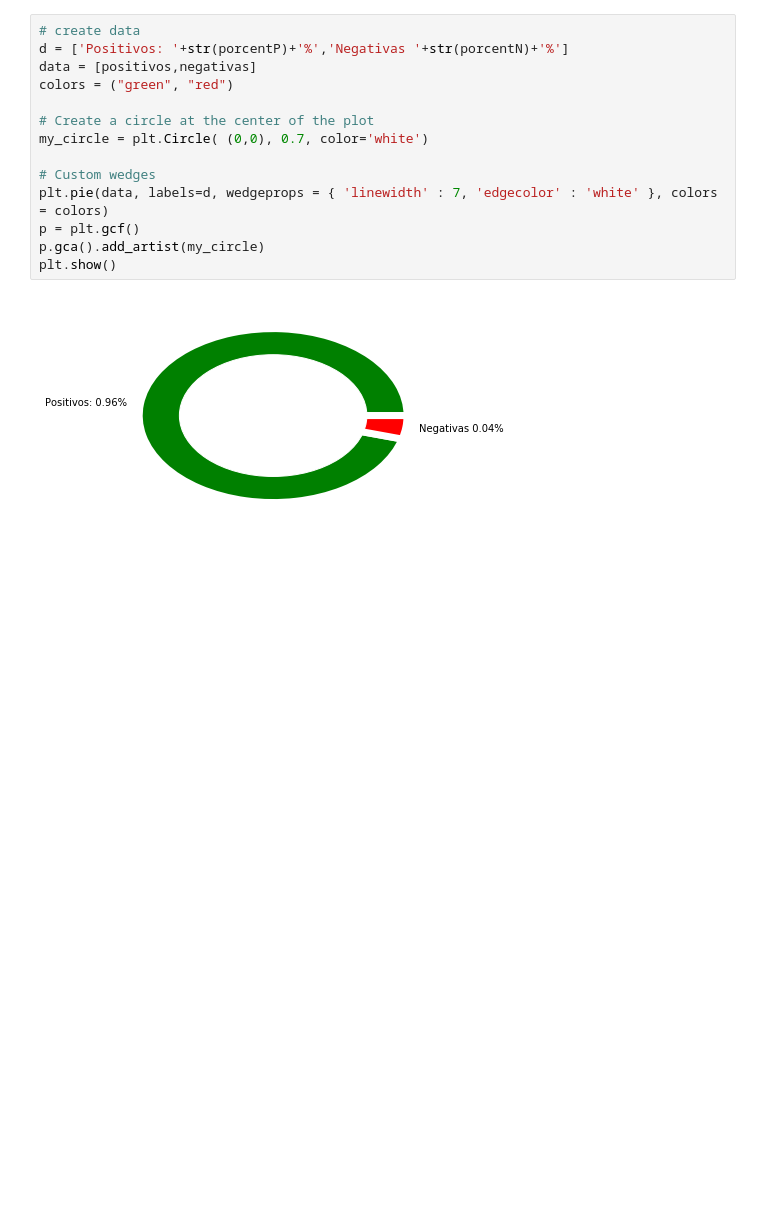
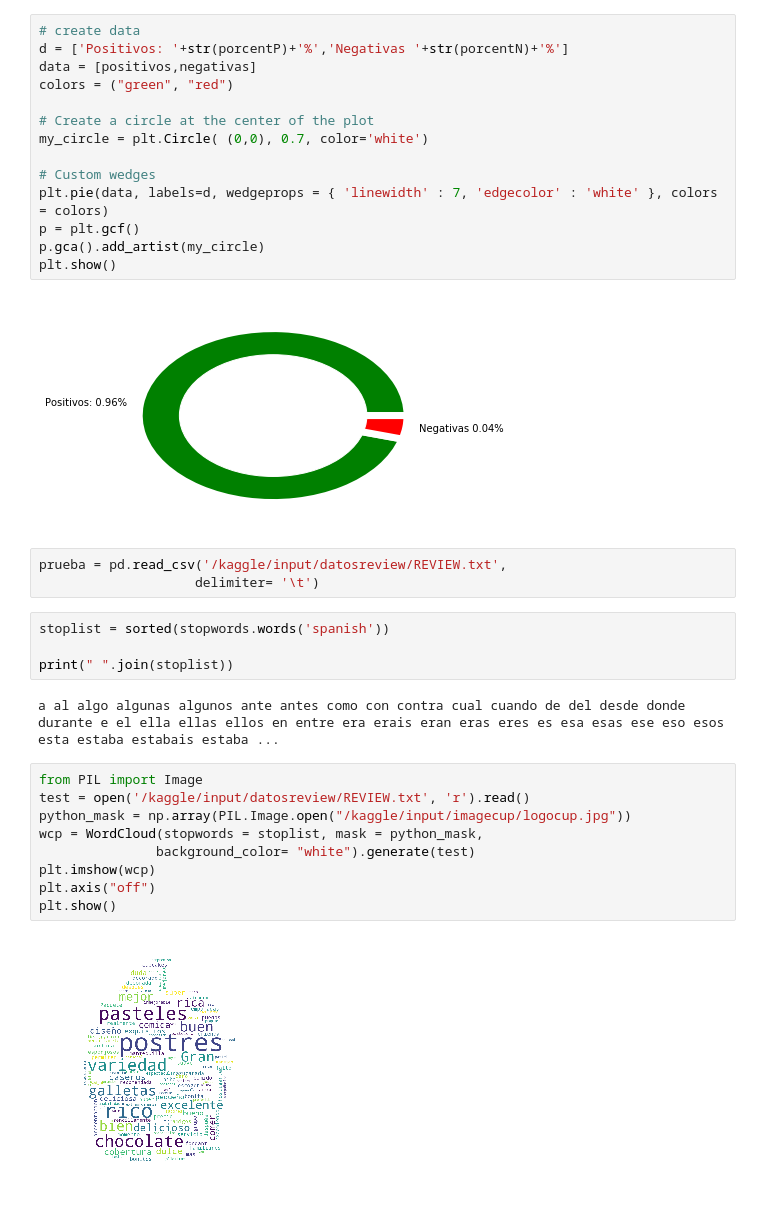
Before and after one commit to VictorGlzg/GG-HC_PROYECTO_FINAL, a Jupyter notebook: gg-hc-proyecto-final.ipynb, the cells around one changed output. Cells and saved outputs as stored; diff of their text form; blank space fills up the shorter version.

```diff
--- a/gg-hc-proyecto-final.ipynb
+++ b/gg-hc-proyecto-final.ipynb
@@ -119,3 +119,23 @@ p.gca().add_artist(my_circle)
 plt.show()
 # %% [output]
 [figure]
+# %%
+prueba = pd.read_csv('/kaggle/input/datosreview/REVIEW.txt',
+                    delimiter= '\t')
+# %%
+stoplist = sorted(stopwords.words('spanish'))
+
+print(" ".join(stoplist))
+# %% [output]
+a al algo algunas algunos ante antes como con contra cual cuando de del desde donde durante e el ella ellas ellos en entre era erais eran eras eres es esa esas ese eso esos esta estaba estabais estaba ...
+# %%
+from PIL import Image
+test = open('/kaggle/input/datosreview/REVIEW.txt', 'r').read()
+python_mask = np.array(PIL.Image.open("/kaggle/input/imagecup/logocup.jpg"))
+wcp = WordCloud(stopwords = stoplist, mask = python_mask,
+               background_color= "white").generate(test)
+plt.imshow(wcp)
+plt.axis("off")
+plt.show()
+# %% [output]
+[figure, added]
```
Also changed, not shown: parts of 2 cells of this notebook.
